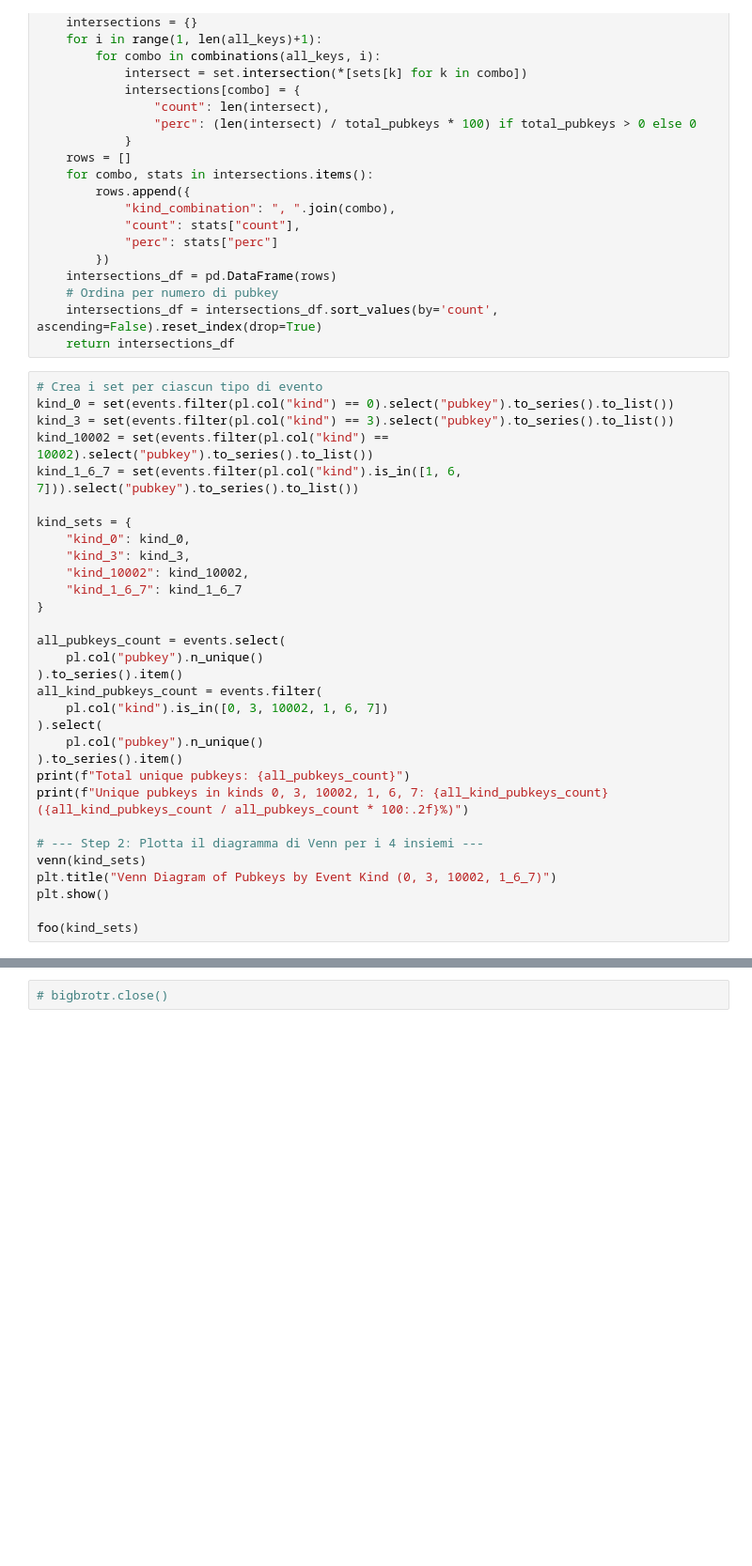
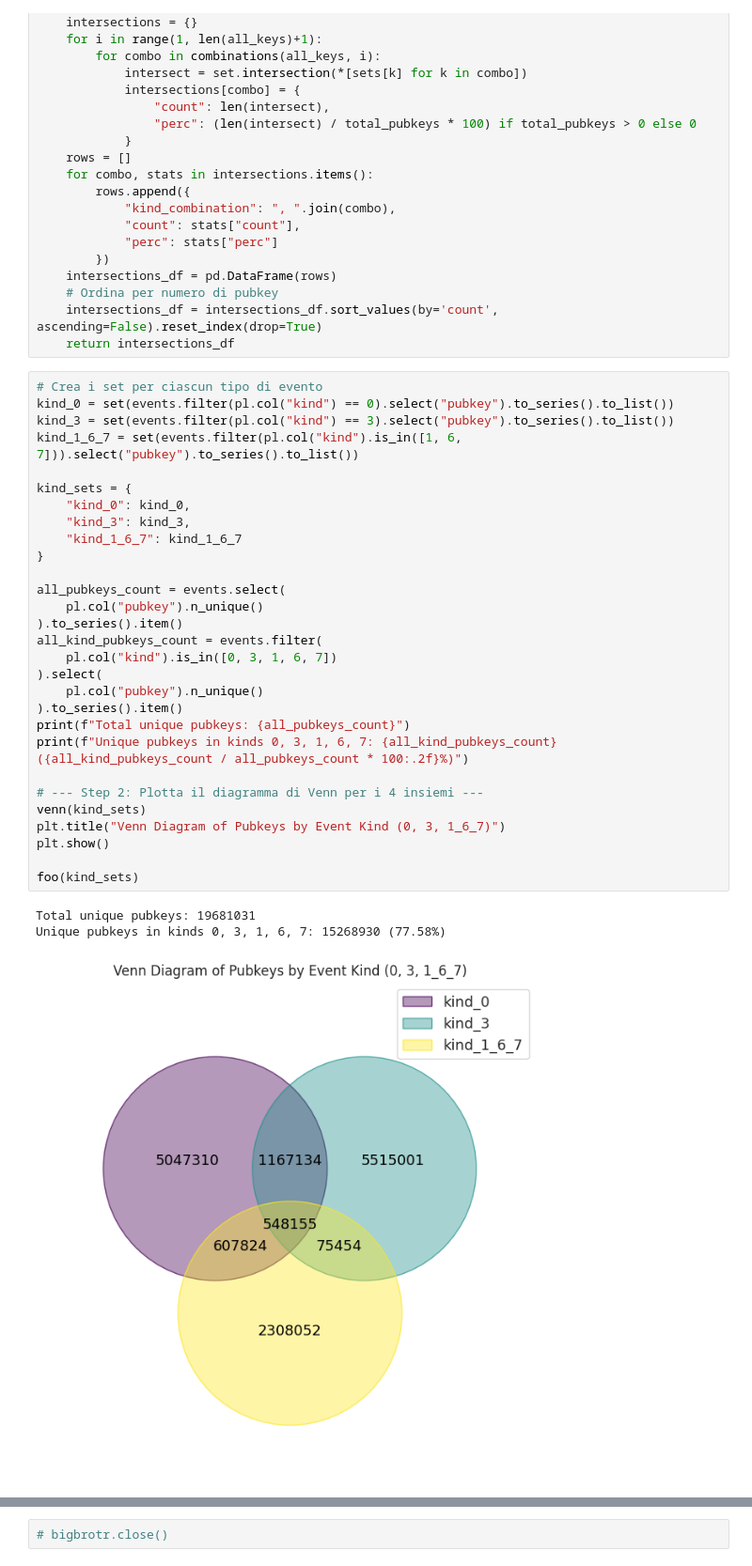
Before and after one commit to Bigbrotr/analysis, a Jupyter notebook: analysis/src/events_overview.ipynb, the cells around one changed output, grey strips where cells are left out. Shown: that part at 94% size. Saved outputs shown, nothing was run; the diff lists cells and outputs as text; blank space fills up the shorter version.

```diff
--- a/analysis/src/events_overview.ipynb
+++ b/analysis/src/events_overview.ipynb
@@ -376,31 +458,33 @@ def foo(sets):
 # %%
 # Crea i set per ciascun tipo di evento
 kind_0 = set(events.filter(pl.col("kind") == 0).select("pubkey").to_series().to_list())
 kind_3 = set(events.filter(pl.col("kind") == 3).select("pubkey").to_series().to_list())
-kind_10002 = set(events.filter(pl.col("kind") == 10002).select("pubkey").to_series().to_list())
 kind_1_6_7 = set(events.filter(pl.col("kind").is_in([1, 6, 7])).select("pubkey").to_series().to_list())
 
 kind_sets = {
     "kind_0": kind_0,
     "kind_3": kind_3,
-    "kind_10002": kind_10002,
     "kind_1_6_7": kind_1_6_7
 }
 
 all_pubkeys_count = events.select(
     pl.col("pubkey").n_unique()
 ).to_series().item()
 all_kind_pubkeys_count = events.filter(
-    pl.col("kind").is_in([0, 3, 10002, 1, 6, 7])
+    pl.col("kind").is_in([0, 3, 1, 6, 7])
 ).select(
     pl.col("pubkey").n_unique()
 ).to_series().item()
 print(f"Total unique pubkeys: {all_pubkeys_count}")
-print(f"Unique pubkeys in kinds 0, 3, 10002, 1, 6, 7: {all_kind_pubkeys_count} ({all_kind_pubkeys_count / all_pubkeys_count * 100:.2f}%)")
+print(f"Unique pubkeys in kinds 0, 3, 1, 6, 7: {all_kind_pubkeys_count} ({all_kind_pubkeys_count / all_pubkeys_count * 100:.2f}%)")
 
 # --- Step 2: Plotta il diagramma di Venn per i 4 insiemi ---
 venn(kind_sets)
-plt.title("Venn Diagram of Pubkeys by Event Kind (0, 3, 10002, 1_6_7)")
+plt.title("Venn Diagram of Pubkeys by Event Kind (0, 3, 1_6_7)")
 plt.show()
 
 foo(kind_sets)
+# %% [output]
+Total unique pubkeys: 19681031
+Unique pubkeys in kinds 0, 3, 1, 6, 7: 15268930 (77.58%)
+[figure, added]
```
Also changed, not shown: parts of 15 cells of this notebook, 5 other files.
